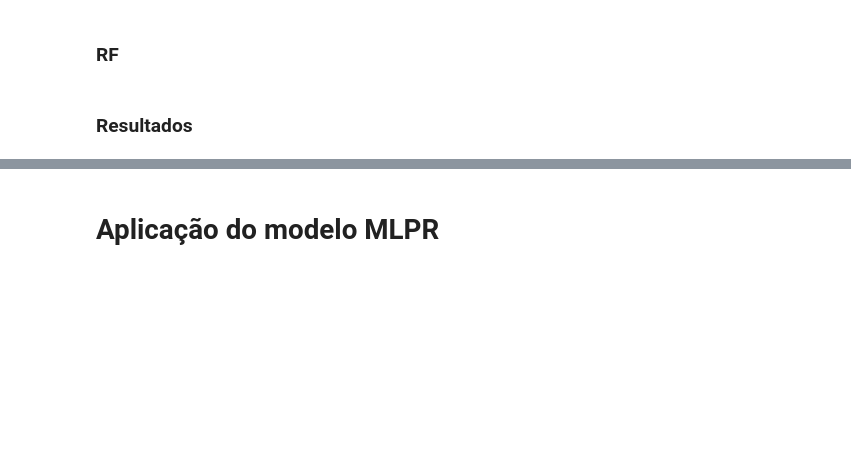
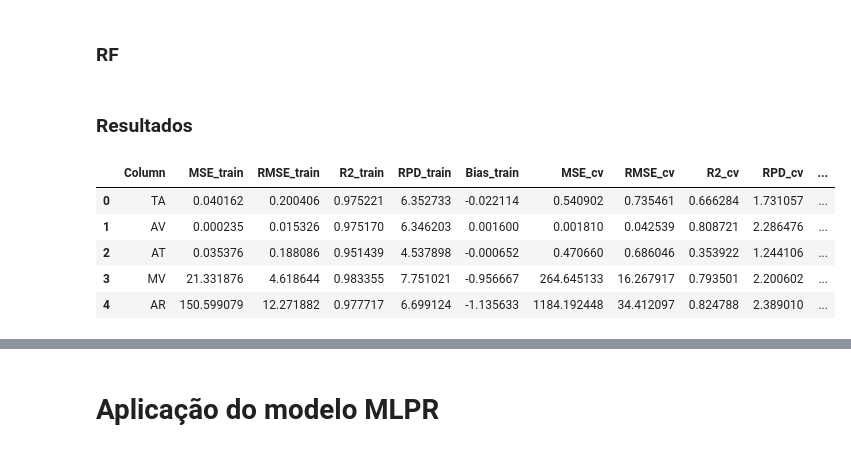
Before and after one commit to xndrxssx/field_spec_data_tests, a Jupyter notebook: field_spec_predição.ipynb, the cells around one changed output, grey strips where cells are left out. Saved outputs shown, nothing was run; the diff lists cells and outputs as text; code cells hidden in the pictures; blank space fills up the shorter version.

```diff
--- a/field_spec_predição.ipynb
+++ b/field_spec_predição.ipynb
@@ -702,5 +749,16 @@ results_rf_sg = pd.concat([results_rf_sg_calibracao, results_rf_sg_validacao], a
 # %% [markdown]
 ### Resultados
+# %%
+raw_rf = rfr(dados_wl,Y)
+raw_rf
+#Verificar se há overfitting: Compare o desempenho do modelo nos conjuntos de treinamento e teste. Se o desempenho for muito melhor nos dados de treinamento do que nos de teste, pode haver overfitting.
+# %% [output]
+|  | Column | MSE_train | RMSE_train | R2_train | RPD_train | Bias_train | MSE_cv | RMSE_cv | R2_cv | RPD_cv | ... |
+| 0 | TA | 0.040162 | 0.200406 | 0.975221 | 6.352733 | -0.022114 | 0.540902 | 0.735461 | 0.666284 | 1.731057 | ... |
+| 1 | AV | 0.000235 | 0.015326 | 0.975170 | 6.346203 | 0.001600 | 0.001810 | 0.042539 | 0.808721 | 2.286476 | ... |
+| 2 | AT | 0.035376 | 0.188086 | 0.951439 | 4.537898 | -0.000652 | 0.470660 | 0.686046 | 0.353922 | 1.244106 | ... |
+| 3 | MV | 21.331876 | 4.618644 | 0.983355 | 7.751021 | -0.956667 | 264.645133 | 16.267917 | 0.793501 | 2.200602 | ... |
+| 4 | AR | 150.599079 | 12.271882 | 0.977717 | 6.699124 | -1.135633 | 1184.192448 | 34.412097 | 0.824788 | 2.389010 | ... |
 # %%
 print('RAW')
 results_rf_raw
```
Also changed, not shown: parts of 26 cells of this notebook, 3 other files.
